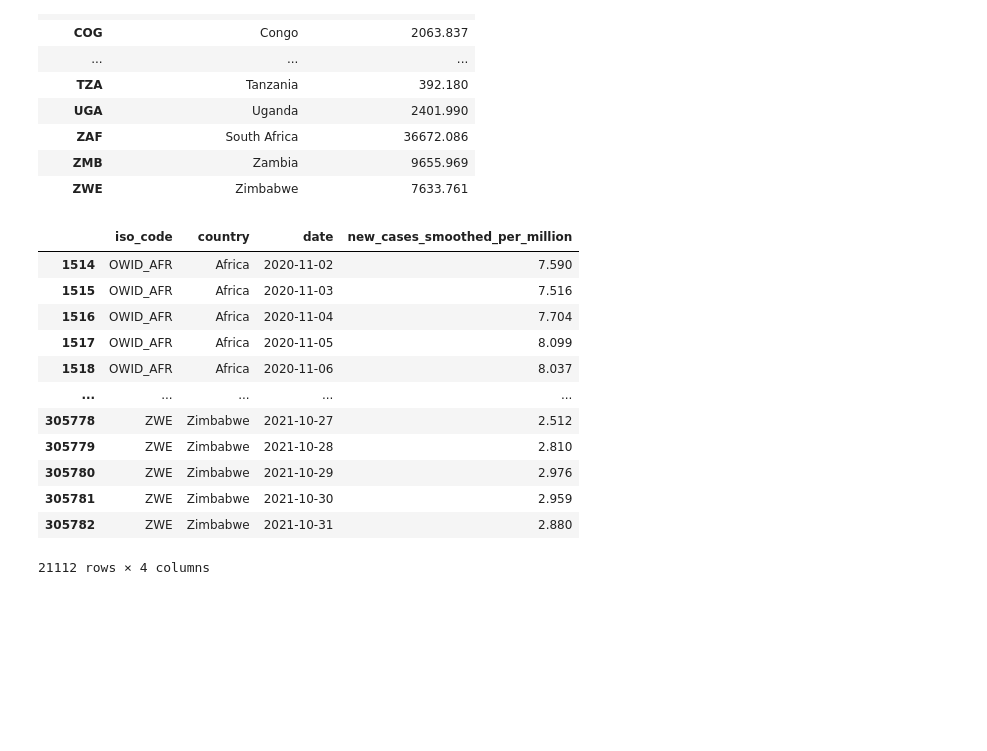
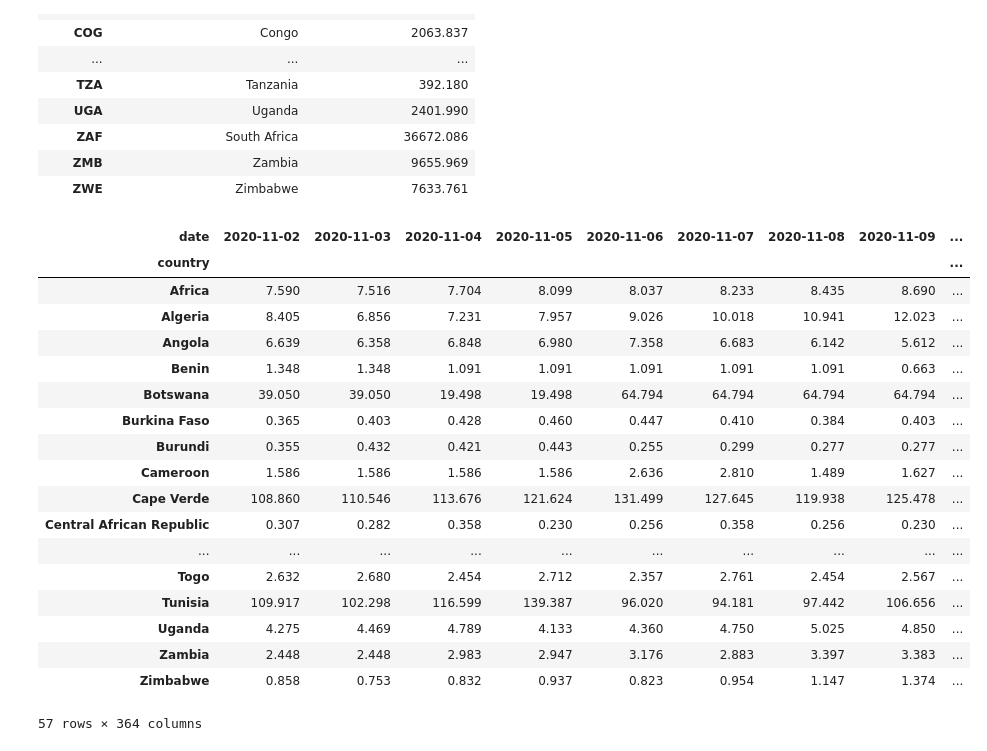
Before and after one commit to f-krause/veda_23_covid_dashboard, a Jupyter notebook: EDA.ipynb, the cells around one changed output. Drawn from its saved outputs; the diff is of its cells as text; code cells hidden in the pictures; blank space fills up the shorter version.

```diff
--- a/EDA.ipynb
+++ b/EDA.ipynb
@@ -14,6 +14,9 @@ df = pd.read_csv("data/owid-covid-data.csv", parse_dates=["date"])
 df = df[(df.continent == "Africa") | (df.iso_code == "OWID_AFR")]
 df = df.rename(columns={"location": "country"})
 
+# Remove small countries
+df = df[~(df.population < 10_000)]
+
 # Select only timeframe
 df = df[df.date < "2021-11"]
 df = df["2020-11" < df.date]
@@ -283,23 +292,30 @@ df_map
 | ZWE | Zimbabwe | 7633.761 |
 # %%
 # View_ur: Line chart of new cases (smoothed)
-df_cases = df[["iso_code", "country", "date", "new_cases_smoothed_per_million"]]
-# df_cases.to_csv("./data/cases.csv", index=False)
+df_cases = df[["country", "date", "new_cases_smoothed_per_million"]]
+df_cases = df_cases.pivot_table(values="new_cases_smoothed_per_million", index="country", columns="date")
+# df_cases.to_csv("./data/cases.csv", index=True)
 df_cases
 # %% [output]
-|  | iso_code | country | date | new_cases_smoothed_per_million |
-| 1514 | OWID_AFR | Africa | 2020-11-02 | 7.590 |
-| 1515 | OWID_AFR | Africa | 2020-11-03 | 7.516 |
-| 1516 | OWID_AFR | Africa | 2020-11-04 | 7.704 |
-| 1517 | OWID_AFR | Africa | 2020-11-05 | 8.099 |
-| 1518 | OWID_AFR | Africa | 2020-11-06 | 8.037 |
-| ... | ... | ... | ... | ... |
-| 305778 | ZWE | Zimbabwe | 2021-10-27 | 2.512 |
-| 305779 | ZWE | Zimbabwe | 2021-10-28 | 2.810 |
-| 305780 | ZWE | Zimbabwe | 2021-10-29 | 2.976 |
-| 305781 | ZWE | Zimbabwe | 2021-10-30 | 2.959 |
-| 305782 | ZWE | Zimbabwe | 2021-10-31 | 2.880 |
+| date | 2020-11-02 | 2020-11-03 | 2020-11-04 | 2020-11-05 | 2020-11-06 | 2020-11-07 | 2020-11-08 | 2020-11-09 | ... |
+| country |  |  |  |  |  |  |  |  | ... |
+| Africa | 7.590 | 7.516 | 7.704 | 8.099 | 8.037 | 8.233 | 8.435 | 8.690 | ... |
+| Algeria | 8.405 | 6.856 | 7.231 | 7.957 | 9.026 | 10.018 | 10.941 | 12.023 | ... |
+| Angola | 6.639 | 6.358 | 6.848 | 6.980 | 7.358 | 6.683 | 6.142 | 5.612 | ... |
+| Benin | 1.348 | 1.348 | 1.091 | 1.091 | 1.091 | 1.091 | 1.091 | 0.663 | ... |
+| Botswana | 39.050 | 39.050 | 19.498 | 19.498 | 64.794 | 64.794 | 64.794 | 64.794 | ... |
+| Burkina Faso | 0.365 | 0.403 | 0.428 | 0.460 | 0.447 | 0.410 | 0.384 | 0.403 | ... |
+| Burundi | 0.355 | 0.432 | 0.421 | 0.443 | 0.255 | 0.299 | 0.277 | 0.277 | ... |
+| Cameroon | 1.586 | 1.586 | 1.586 | 1.586 | 2.636 | 2.810 | 1.489 | 1.627 | ... |
+| Cape Verde | 108.860 | 110.546 | 113.676 | 121.624 | 131.499 | 127.645 | 119.938 | 125.478 | ... |
+| Central African Republic | 0.307 | 0.282 | 0.358 | 0.230 | 0.256 | 0.358 | 0.256 | 0.230 | ... |
+| ... | ... | ... | ... | ... | ... | ... | ... | ... | ... |
+| Togo | 2.632 | 2.680 | 2.454 | 2.712 | 2.357 | 2.761 | 2.454 | 2.567 | ... |
+| Tunisia | 109.917 | 102.298 | 116.599 | 139.387 | 96.020 | 94.181 | 97.442 | 106.656 | ... |
+| Uganda | 4.275 | 4.469 | 4.789 | 4.133 | 4.360 | 4.750 | 5.025 | 4.850 | ... |
+| Zambia | 2.448 | 2.448 | 2.983 | 2.947 | 3.176 | 2.883 | 3.397 | 3.383 | ... |
+| Zimbabwe | 0.858 | 0.753 | 0.832 | 0.937 | 0.823 | 0.954 | 1.147 | 1.374 | ... |
-21112 rows × 4 columns
+57 rows × 364 columns
 # %%
 # View_bl: Scatter plot total infections vs. HDI etc.
 df_scatter = df[~(df.iso_code == "OWID_AFR")]
```
Also changed, not shown: parts of 2 cells of this notebook, 5 other files.
